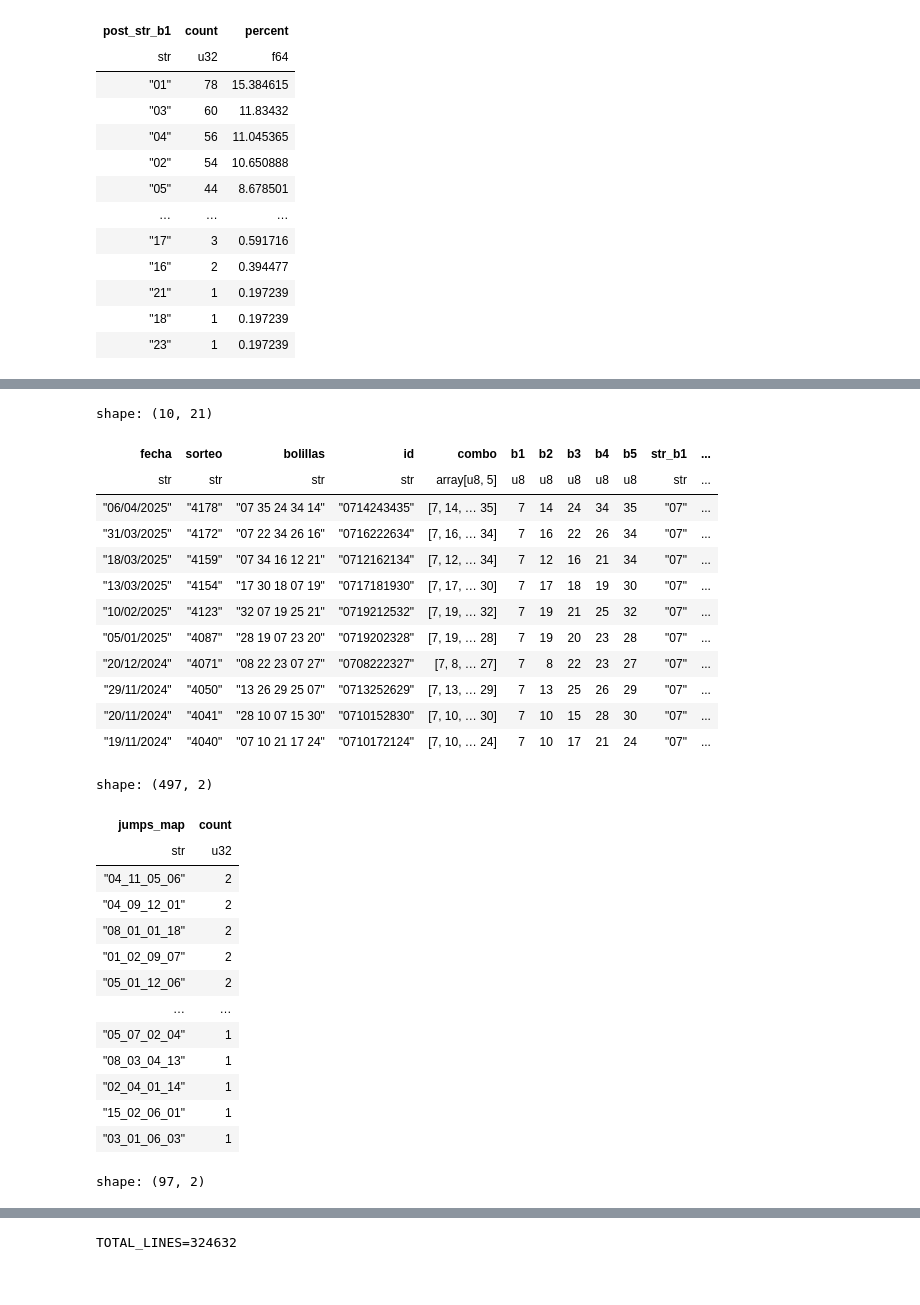
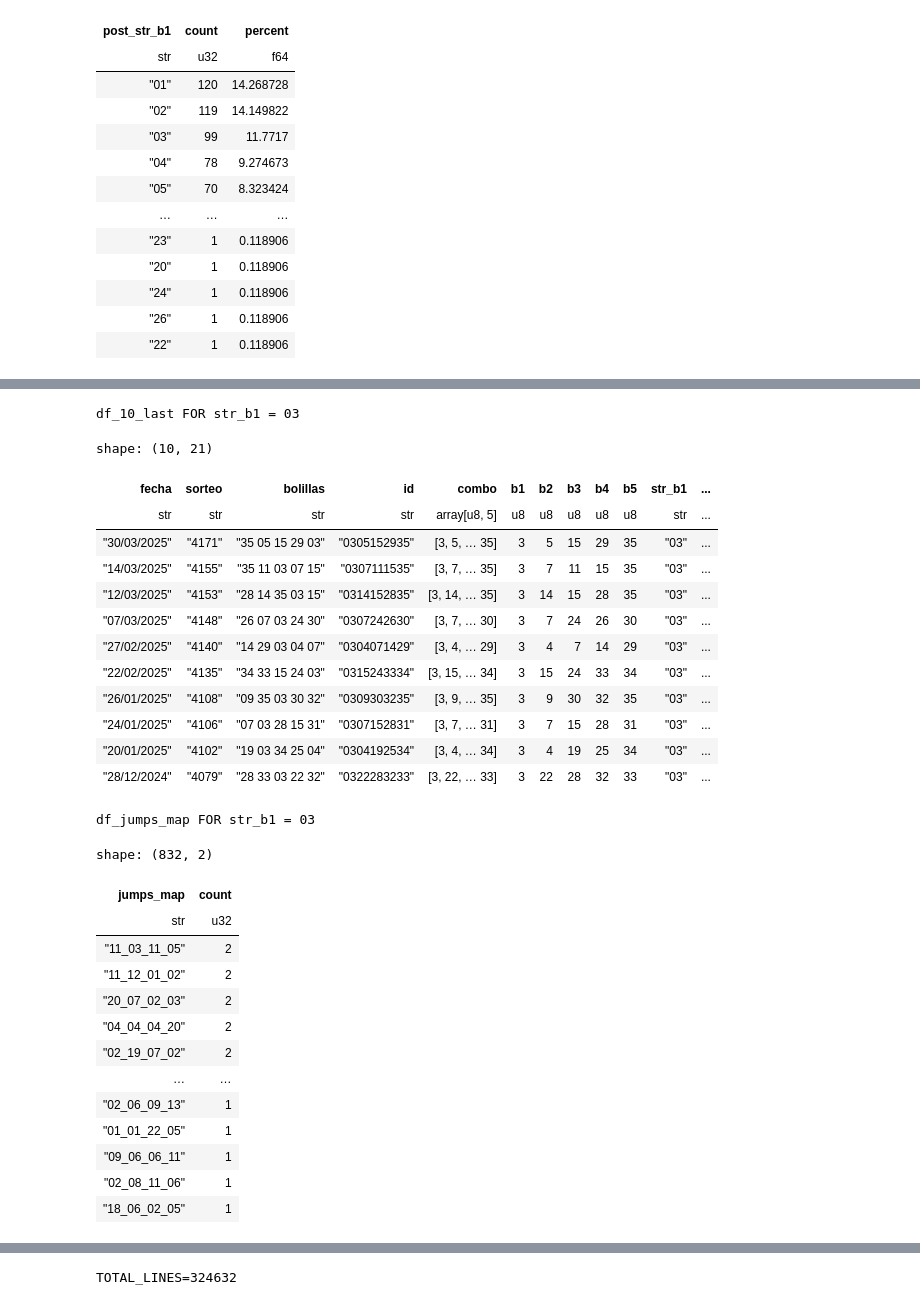
Before and after one commit to coins5/tinkapp.v4, a Jupyter notebook: explore_bolillas_v3_GN.ipynb, the cells around one changed output, grey strips where cells are left out. Drawn from its saved outputs; the diff is of its cells as text; code cells hidden in the pictures.

```diff
--- a/explore_bolillas_v3_GN.ipynb
+++ b/explore_bolillas_v3_GN.ipynb
@@ -188,5 +193,5 @@ def plot_post_col (col: str, post_col: str, test_value: str):
 
   return lst_post_str_b, lst_jumps_map
 # %%
-possible_b1, exclude_jump_maps_b1 = plot_post_col(col='str_b1', post_col='post_str_b1', test_value="07")
+possible_b1, exclude_jump_maps_b1 = plot_post_col(col='str_b1', post_col='post_str_b1', test_value="03")
 # %% [output]
@@ -194,42 +200,43 @@ shape: (22, 3)
 | post_str_b1 | count | percent |
 | str | u32 | f64 |
-| "01" | 78 | 15.384615 |
-| "03" | 60 | 11.83432 |
-| "04" | 56 | 11.045365 |
-| "02" | 54 | 10.650888 |
-| "05" | 44 | 8.678501 |
+| "01" | 120 | 14.268728 |
+| "02" | 119 | 14.149822 |
+| "03" | 99 | 11.7717 |
+| "04" | 78 | 9.274673 |
+| "05" | 70 | 8.323424 |
 | … | … | … |
-| "17" | 3 | 0.591716 |
-| "16" | 2 | 0.394477 |
-| "21" | 1 | 0.197239 |
-| "18" | 1 | 0.197239 |
-| "23" | 1 | 0.197239 |
+| "23" | 1 | 0.118906 |
+| "20" | 1 | 0.118906 |
+| "24" | 1 | 0.118906 |
+| "26" | 1 | 0.118906 |
+| "22" | 1 | 0.118906 |
 [interactive output not drawn]
-shape: (10, 21)
+df_10_last FOR str_b1 = 03
+shape: (10, 21)
 | fecha | sorteo | bolillas | id | combo | b1 | b2 | b3 | b4 | b5 | str_b1 | ... |
 | str | str | str | str | array[u8, 5] | u8 | u8 | u8 | u8 | u8 | str | ... |
-| "06/04/2025" | "4178" | "07 35 24 34 14" | "0714243435" | [7, 14, … 35] | 7 | 14 | 24 | 34 | 35 | "07" | ... |
-| "31/03/2025" | "4172" | "07 22 34 26 16" | "0716222634" | [7, 16, … 34] | 7 | 16 | 22 | 26 | 34 | "07" | ... |
-| "18/03/2025" | "4159" | "07 34 16 12 21" | "0712162134" | [7, 12, … 34] | 7 | 12 | 16 | 21 | 34 | "07" | ... |
-| "13/03/2025" | "4154" | "17 30 18 07 19" | "0717181930" | [7, 17, … 30] | 7 | 17 | 18 | 19 | 30 | "07" | ... |
-| "10/02/2025" | "4123" | "32 07 19 25 21" | "0719212532" | [7, 19, … 32] | 7 | 19 | 21 | 25 | 32 | "07" | ... |
-| "05/01/2025" | "4087" | "28 19 07 23 20" | "0719202328" | [7, 19, … 28] | 7 | 19 | 20 | 23 | 28 | "07" | ... |
-| "20/12/2024" | "4071" | "08 22 23 07 27" | "0708222327" | [7, 8, … 27] | 7 | 8 | 22 | 23 | 27 | "07" | ... |
-| "29/11/2024" | "4050" | "13 26 29 25 07" | "0713252629" | [7, 13, … 29] | 7 | 13 | 25 | 26 | 29 | "07" | ... |
-| "20/11/2024" | "4041" | "28 10 07 15 30" | "0710152830" | [7, 10, … 30] | 7 | 10 | 15 | 28 | 30 | "07" | ... |
-| "19/11/2024" | "4040" | "07 10 21 17 24" | "0710172124" | [7, 10, … 24] | 7 | 10 | 17 | 21 | 24 | "07" | ... |
+| "30/03/2025" | "4171" | "35 05 15 29 03" | "0305152935" | [3, 5, … 35] | 3 | 5 | 15 | 29 | 35 | "03" | ... |
+| "14/03/2025" | "4155" | "35 11 03 07 15" | "0307111535" | [3, 7, … 35] | 3 | 7 | 11 | 15 | 35 | "03" | ... |
+| "12/03/2025" | "4153" | "28 14 35 03 15" | "0314152835" | [3, 14, … 35] | 3 | 14 | 15 | 28 | 35 | "03" | ... |
+| "07/03/2025" | "4148" | "26 07 03 24 30" | "0307242630" | [3, 7, … 30] | 3 | 7 | 24 | 26 | 30 | "03" | ... |
+| "27/02/2025" | "4140" | "14 29 03 04 07" | "0304071429" | [3, 4, … 29] | 3 | 4 | 7 | 14 | 29 | "03" | ... |
+| "22/02/2025" | "4135" | "34 33 15 24 03" | "0315243334" | [3, 15, … 34] | 3 | 15 | 24 | 33 | 34 | "03" | ... |
+| "26/01/2025" | "4108" | "09 35 03 30 32" | "0309303235" | [3, 9, … 35] | 3 | 9 | 30 | 32 | 35 | "03" | ... |
+| "24/01/2025" | "4106" | "07 03 28 15 31" | "0307152831" | [3, 7, … 31] | 3 | 7 | 15 | 28 | 31 | "03" | ... |
+| "20/01/2025" | "4102" | "19 03 34 25 04" | "0304192534" | [3, 4, … 34] | 3 | 4 | 19 | 25 | 34 | "03" | ... |
+| "28/12/2024" | "4079" | "28 33 03 22 32" | "0322283233" | [3, 22, … 33] | 3 | 22 | 28 | 32 | 33 | "03" | ... |
-shape: (497, 2)
+df_jumps_map FOR str_b1 = 03
+shape: (832, 2)
 | jumps_map | count |
 | str | u32 |
-| "04_11_05_06" | 2 |
-| "04_09_12_01" | 2 |
-| "08_01_01_18" | 2 |
-| "01_02_09_07" | 2 |
-| "05_01_12_06" | 2 |
+| "11_03_11_05" | 2 |
+| "11_12_01_02" | 2 |
+| "20_07_02_03" | 2 |
+| "04_04_04_20" | 2 |
+| "02_19_07_02" | 2 |
 | … | … |
-| "05_07_02_04" | 1 |
-| "08_03_04_13" | 1 |
-| "02_04_01_14" | 1 |
-| "15_02_06_01" | 1 |
-| "03_01_06_03" | 1 |
+| "02_06_09_13" | 1 |
+| "01_01_22_05" | 1 |
+| "09_06_06_11" | 1 |
+| "02_08_11_06" | 1 |
+| "18_06_02_05" | 1 |
-shape: (97, 2)
```
Also changed, not shown: parts of 6 cells of this notebook.
